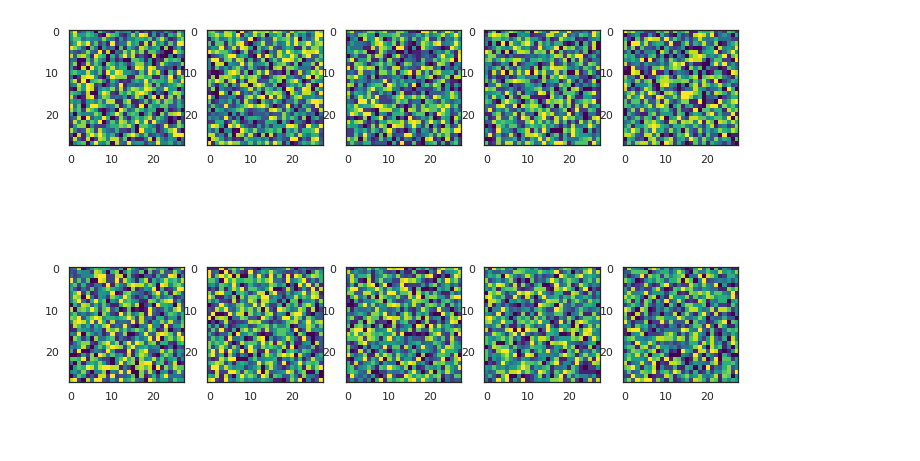
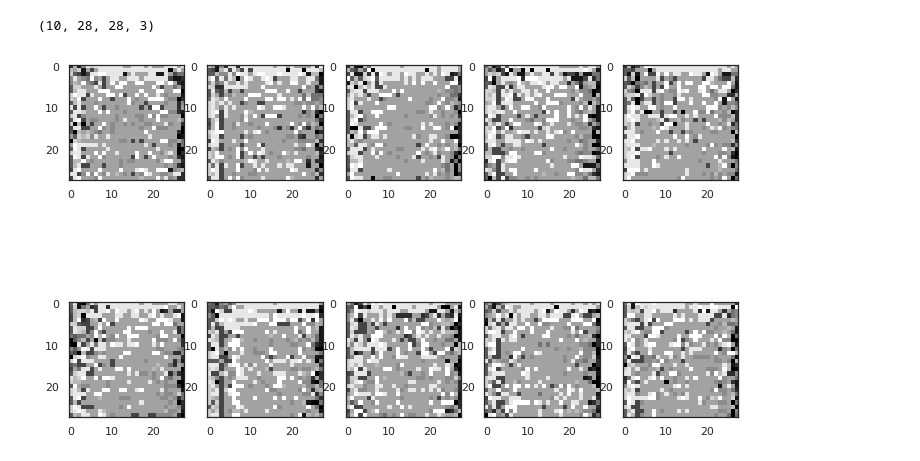
Before and after one commit to mdiephuis/Berkeley-cs294-158, a Jupyter notebook: hw1/HW1_3_PixelCNN.ipynb, the cells around one changed output. Saved outputs shown, nothing was run; the diff lists cells and outputs as text; code cells hidden in the pictures.

```diff
--- a/hw1/HW1_3_PixelCNN.ipynb
+++ b/hw1/HW1_3_PixelCNN.ipynb
@@ -193,7 +190,7 @@ class PixelCNN(nn.Module):
         x = self.network(x)
         torch.reshape(x, (-1, 28, 28, 12))
         sm = F.softmax(x, dim=-1)
-        return sm
+        return x, sm
 # %%
 def loss_bcel(x, x_hat):
     BCEL = F.binary_cross_entropy_with_logits(
@@ -276,0 +270,6 @@ torch.save(model.state_dict(), 'models/pixelcnn.pt')
+# %%
+model = PixelCNN(128, 3*4)
+model.load_state_dict(torch.load('models/pixelcnn.pt'))
+model = model.cuda() if use_cuda else model
+
+model.eval()
@@ -277,5 +294,5 @@ torch.save(model.state_dict(), 'models/pixelcnn.pt')
 # %%
-grid = torch.Tensor(144, 3, 28, 28)
+grid = torch.Tensor(10, 3, 28, 28)
 grid.fill_(0)
 
 grid = grid.cuda() if use_cuda else grid
@@ -283,18 +300,25 @@ grid = grid.cuda() if use_cuda else grid
 model.eval()
 for i in range(28):
     for j in range(28):
-        out = model(grid)
-        probs = F.softmax(out[:, :, i, j], dim=1)
-        grid[:, :, i, j] = torch.multinomial(probs, 1).float() / 4.
+        _, sm_out = model(grid)
+        probs = sm_out[:, :, i, j]
+        grid[:, :, i, j] = torch.multinomial(probs, 1).float()
 
-im_grid = grid.cpu().detach().numpy()
+im_grid = grid.permute(0, 2, 3, 1).cpu().detach().numpy()
+# %%
+im_grid.shape
+# %% [output]
+(10, 28, 28, 3)
 # %%
 # fix this
+import cv2
 plt.rcParams['figure.figsize'] = 12, 8
 with sns.axes_style('white'):
     fig, axis = plt.subplots(nrows=2, ncols=5)
     for i in range(10):
-        axis[(i >= 5) * 1, i % 5].imshow(im_grid[i, 0, :, :].reshape(28, 28), cmap='viridis')
+        im = im_grid[i, :, :, :].reshape(28, 28, 3) / 255.
+        im = (im - np.min(im)) / (np.max(im) - np.min(im))
+        axis[(i >= 5) * 1, i % 5].imshow(im, cmap='viridis')
 plt.show()
 # %% [output]
-[figure, old version]
+[figure, new version]
```
Also changed, not shown: parts of 6 cells of this notebook, 1 other file.
